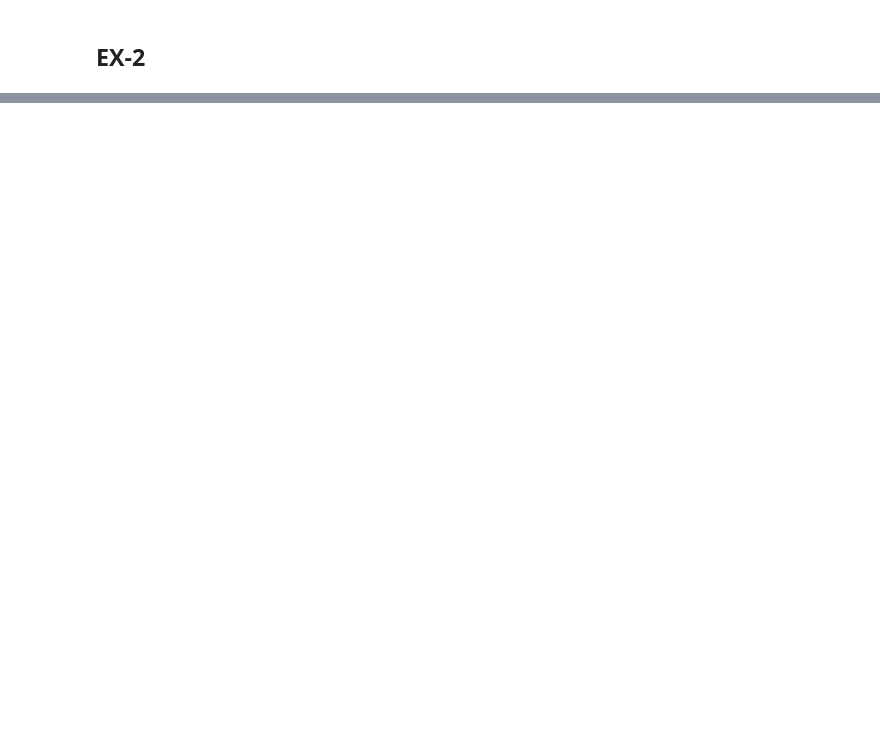
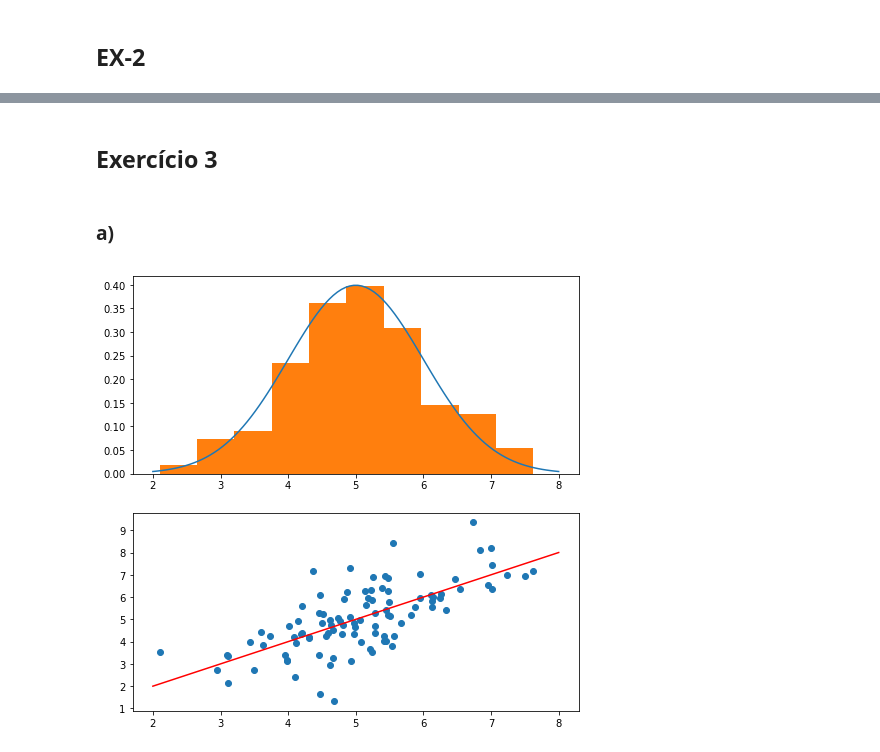
Before and after one commit to gustavowr/machine_learning, a Jupyter notebook: Lista de exercícios 1.ipynb, the cells around one changed output, grey strips where cells are left out. Drawn from its saved outputs; the diff is of its cells as text; code cells hidden in the pictures; blank space fills up the shorter version.

```diff
--- a/Lista de exercícios 1.ipynb
+++ b/Lista de exercícios 1.ipynb
@@ -374,0 +247,32 @@ with writer.saving(fig, "writer_test_2.mp4", 100):
+# %% [markdown]
+## Exercício 3
+# %% [markdown]
+### a)
+# %%
+import scipy.stats as stats
+
+fig = plt.figure(figsize=(8, 8))
+ax1 = fig.add_subplot(2, 1, 1)
+
+# parâmetros da distribuição
+mu = 5
+sigma = 1
+n_sample = 100
+
+# distribuição normal com esses parâmetros
+x_normal = np.linspace(mu-3*sigma, mu+3*sigma, 100)
+normal_curve = stats.norm.pdf(x_normal, loc=mu, scale=sigma)
+ax1.plot(x_normal, normal_curve, '-')
+
+# distribuição da amostra
+x = mu + sigma*np.random.randn(n_sample)
+ax1.hist(x, normed=True)
+
+ax2 = fig.add_subplot(2, 1, 2) #plt.show()
+
+y = x + sigma*np.random.randn(n_sample)
+ax2.scatter(x, y, marker='o')
+ax2.plot(x_normal, x_normal, 'r-')
+plt.show()
+# %% [output]
+[figure, added]
```
Also changed, not shown: parts of 14 cells of this notebook, 1 other file.
